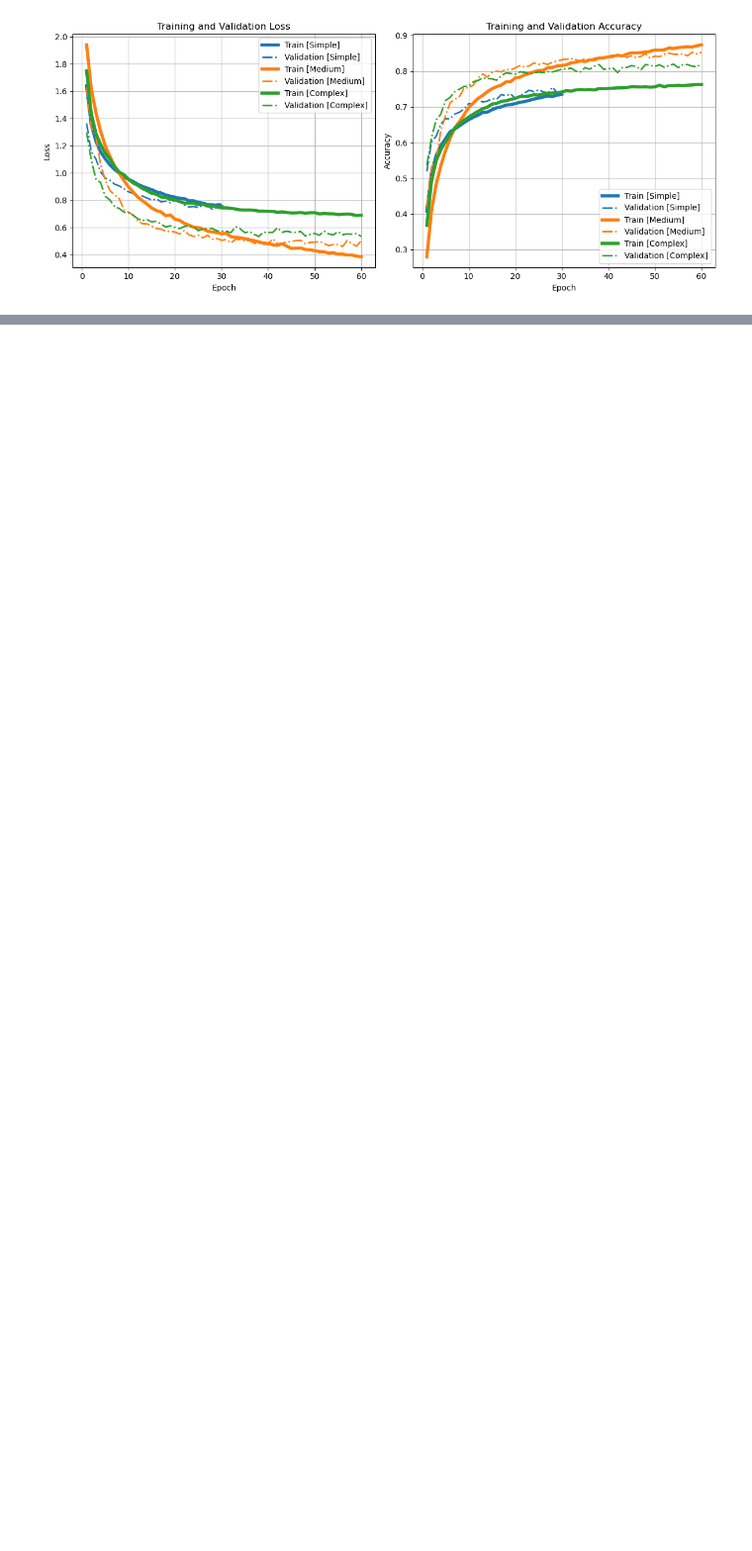
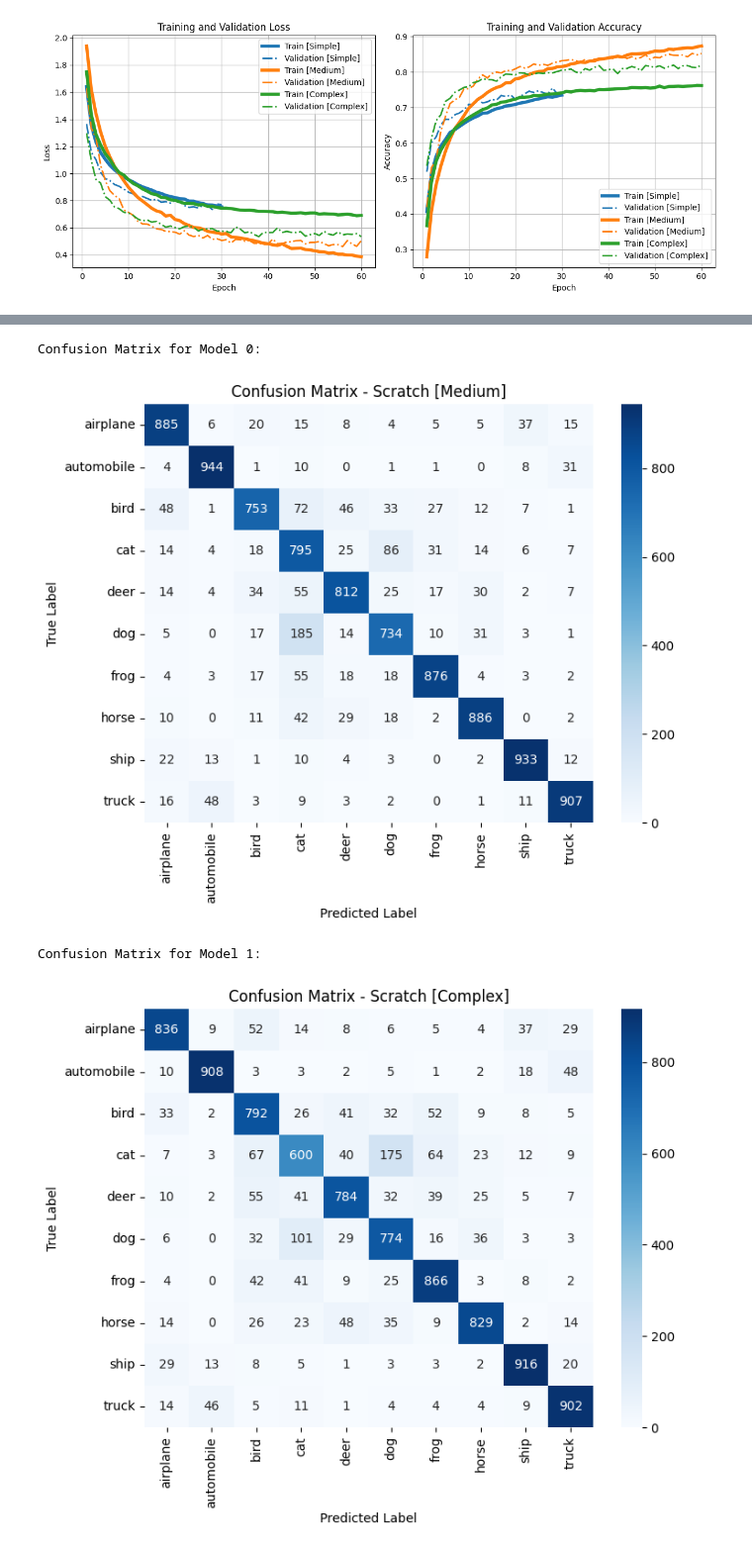
Before and after one commit to vmchura/practice_pytorch_images, a Jupyter notebook: PerformanceOfModels.ipynb, the cells around one changed output, grey strips where cells are left out. Shown at 99% size. Drawn from its saved outputs; the diff is of its cells as text; code cells hidden in the pictures; blank space fills up the shorter version.

Commit message:
with confusion matrix

```diff
--- a/PerformanceOfModels.ipynb
+++ b/PerformanceOfModels.ipynb
@@ -67,0 +111,2 @@ plot_metrics(metrics_pre_trained, image_path='report/media/training_metrics_pret
+# %%
+device = torch.device("cuda" if torch.cuda.is_available() else "cpu")
@@ -67,0 +277,15 @@ plot_metrics(metrics_pre_trained, image_path='report/media/training_metrics_pret
+# %%
+resnet50_transformation = transforms.Compose([
+    transforms.Resize(256),
+    transforms.CenterCrop(224),
+    transforms.ToTensor(),
+    transforms.Normalize(mean=[0.485, 0.456, 0.406], std=[0.229, 0.224, 0.225])
+])
+resnet50_dataset = datasets.ImageFolder(root=os.getenv('DATA_IMAGES_PATH'), transform=resnet50_transformation)
+resnet50_loader = torch.utils.data.DataLoader(resnet50_dataset, batch_size=32, shuffle=False)
+resnet50_model = models.resnet50(weights=models.ResNet50_Weights.DEFAULT)
+resnet50_model.fc = nn.Linear(resnet50_model.fc.in_features, len(resnet50_dataset.classes))
+resnet50_loss_fn = nn.CrossEntropyLoss()
+resnet50_model = resnet50_model.to(device)
+resnet50_model_checkpoint = torch.load(os.path.join(os.getenv('DATA_MODELS_PATH'), 'resnet_01.pth'), map_location=device)
+resnet50_model.load_state_dict(resnet50_model_checkpoint['model_state_dict'])
@@ -67,0 +294,15 @@ plot_metrics(metrics_pre_trained, image_path='report/media/training_metrics_pret
+# %%
+mobilnet_224_transformation = transforms.Compose([
+    transforms.Resize(256),
+    transforms.CenterCrop(224),
+    transforms.ToTensor(),
+    transforms.Normalize(mean=[0.485, 0.456, 0.406], std=[0.229, 0.224, 0.225])
+])
+mobilnet_224_dataset = datasets.ImageFolder(root=os.getenv('DATA_IMAGES_PATH'), transform=mobilnet_224_transformation)
+mobilnet_224_loader = torch.utils.data.DataLoader(mobilnet_224_dataset, batch_size=32, shuffle=False)
+mobilnet_224_model = torch.hub.load('pytorch/vision:v0.10.0', 'mobilenet_v2', weights=models.MobileNet_V2_Weights.DEFAULT)
+mobilnet_224_model.classifier[1] = nn.Linear(mobilnet_224_model.classifier[1].in_features, len(mobilnet_224_dataset.classes))
+mobilnet_224_loss_fn = nn.CrossEntropyLoss()
+mobilnet_224_model = mobilnet_224_model.to(device)
+mobilnet_224_model_checkpoint = torch.load(os.path.join(os.getenv('DATA_MODELS_PATH'), 'mobilnet_224.pth'), map_location=device)
+mobilnet_224_model.load_state_dict(mobilnet_224_model_checkpoint['model_state_dict'])
@@ -67,0 +336,17 @@ plot_metrics(metrics_pre_trained, image_path='report/media/training_metrics_pret
+# %%
+for idx, (model_name, model_iteration, loader_iteration, image_path) in enumerate([
+    ('Scratch [Medium]',scratch_05_complex_model, scratch_05_complex_loader, 'report/media/confusion_matrix_scratch05_complex.png'),
+    ('Scratch [Complex]',scratch_06_model, scratch_06_loader, 'report/media/confusion_matrix_scratch06.png'),
+    ('MobilNet[64x64]',mobilnet_64_model, mobilnet_64_loader, 'report/media/confusion_matrix_mobilnet64.png'),
+    ('ResNet50[224x224]',resnet50_model, resnet50_loader, 'report/media/confusion_matrix_resnet50.png'),
+    ('MobilNet[224x224]',mobilnet_224_model, mobilnet_224_loader, 'report/media/confusion_matrix_mobilnet224.png'),]):
+    model_iteration.to(device)
+    y_true, y_pred = predict_labels(model_iteration, loader_iteration)
+
+    print(f"Confusion Matrix for Model {idx}:")
+    plot_confusion_matrix(y_true, y_pred, model_name=f"{model_name}", class_names=mobilnet_64_dataset.classes, image_path=image_path)
+# %% [output]
+Confusion Matrix for Model 0:
+[figure, added]
+Confusion Matrix for Model 1:
+[figure, added]
```
Also changed, not shown: parts of 20 cells of this notebook, 10 other files.
